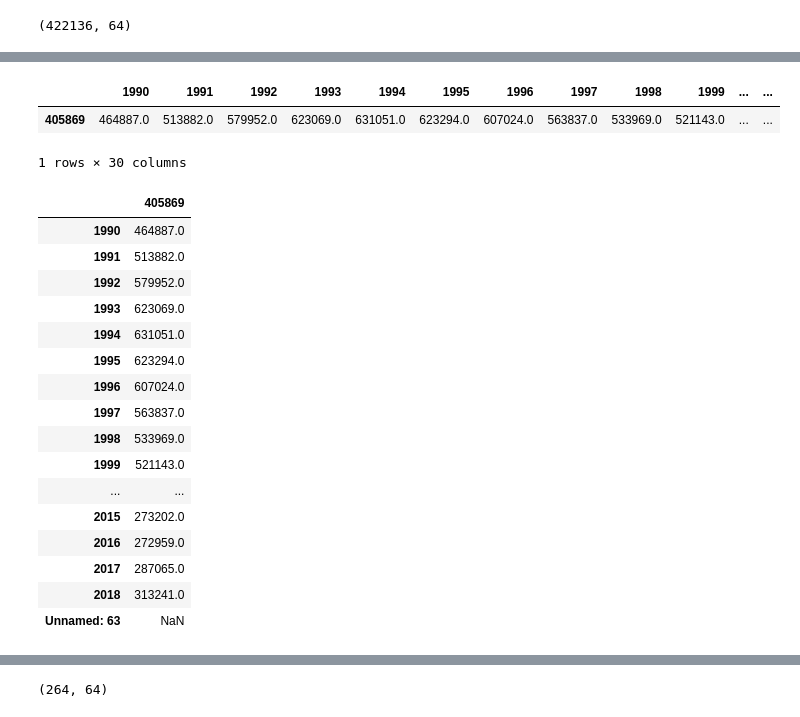
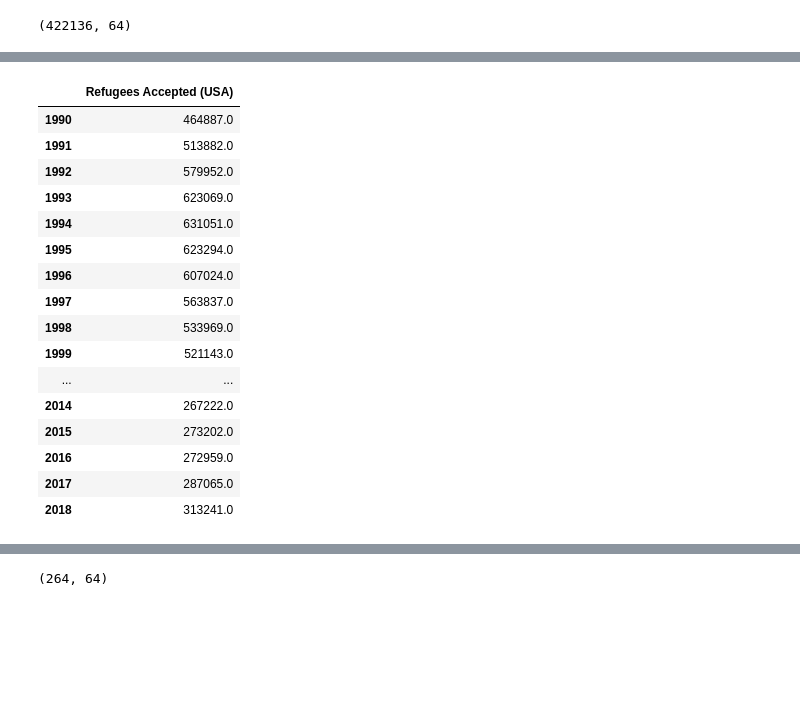
Before and after one commit to danielpimen/Project_1, a Jupyter notebook: Analysis/WDI_Analysis_Project1.ipynb, the cells around one changed output, grey strips where cells are left out. Drawn from its saved outputs; the diff is of its cells as text; code cells hidden in the pictures; blank space fills up the shorter version.

```diff
--- a/Analysis/WDI_Analysis_Project1.ipynb
+++ b/Analysis/WDI_Analysis_Project1.ipynb
@@ -32,35 +36,27 @@ data.head(10)
 # %%
-refugee_count_table = data[data['Indicator Name'].str.contains('Refugee population by country or territory of asylum')]
-#refugee_count.head()
-refugee_indicator = "Refugee population by country or territory of asylum"
-refugee_country_usa = "USA"
-refugee_count = data.loc[(data["Country Code"] == "USA") & (data["Indicator Name"] == "Refugee population by country or territory of asylum") ]
-refugee_count_df = pd.DataFrame(refugee_count)
-refugee_count_df.drop(refugee_count_df.iloc[: , 0:34], axis = 1, inplace =True)
-refugee_count_df
+#Grab the column listing number of Refugees accepted by USA
+rg_df = data.loc[(data["Country Code"] == "USA") & (data["Indicator Name"] == "Refugee population by country or territory of asylum") ]
+rg_df_v2 = pd.DataFrame(rg_df)
+rg_df_v2.drop(rg_df_v2.iloc[: , 0:34], axis = 1, inplace =True)
+rg_df_v2.rename(index= { 405869 :'Refugees Accepted (USA)' }, inplace = True)
+rg_df_v3 = rg_df_v2.transpose()
+rg_df_v3.drop(rg_df_v3.tail(1).index,inplace=True)
+rg_df_v3
 # %% [output]
-|  | 1990 | 1991 | 1992 | 1993 | 1994 | 1995 | 1996 | 1997 | 1998 | 1999 | ... | ... |
-| 405869 | 464887.0 | 513882.0 | 579952.0 | 623069.0 | 631051.0 | 623294.0 | 607024.0 | 563837.0 | 533969.0 | 521143.0 | ... | ... |
+|  | Refugees Accepted (USA) |
+| 1990 | 464887.0 |
+| 1991 | 513882.0 |
+| 1992 | 579952.0 |
+| 1993 | 623069.0 |
+| 1994 | 631051.0 |
+| 1995 | 623294.0 |
+| 1996 | 607024.0 |
+| 1997 | 563837.0 |
+| 1998 | 533969.0 |
+| 1999 | 521143.0 |
+| ... | ... |
+| 2014 | 267222.0 |
+| 2015 | 273202.0 |
+| 2016 | 272959.0 |
+| 2017 | 287065.0 |
+| 2018 | 313241.0 |
-1 rows × 30 columns
-# %%
-refugee_count_df
-test=refugee_count_df.transpose()
-test
-# %% [output]
-|  | 405869 |
-| 1990 | 464887.0 |
-| 1991 | 513882.0 |
-| 1992 | 579952.0 |
-| 1993 | 623069.0 |
-| 1994 | 631051.0 |
-| 1995 | 623294.0 |
-| 1996 | 607024.0 |
-| 1997 | 563837.0 |
-| 1998 | 533969.0 |
-| 1999 | 521143.0 |
-| ... | ... |
-| 2015 | 273202.0 |
-| 2016 | 272959.0 |
-| 2017 | 287065.0 |
-| 2018 | 313241.0 |
-| Unnamed: 63 | NaN |
```
Also changed, not shown: parts of 6 cells of this notebook.
